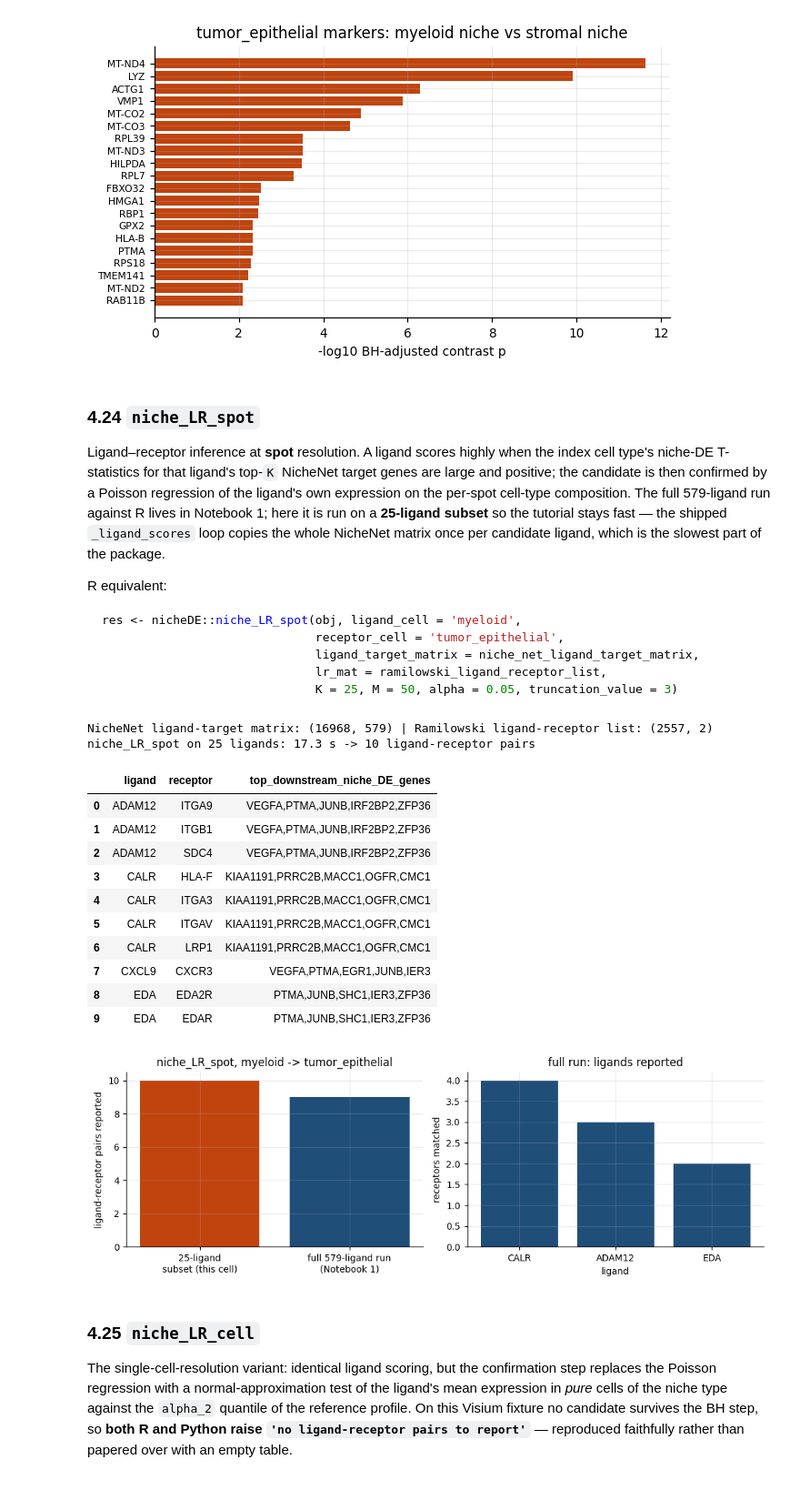
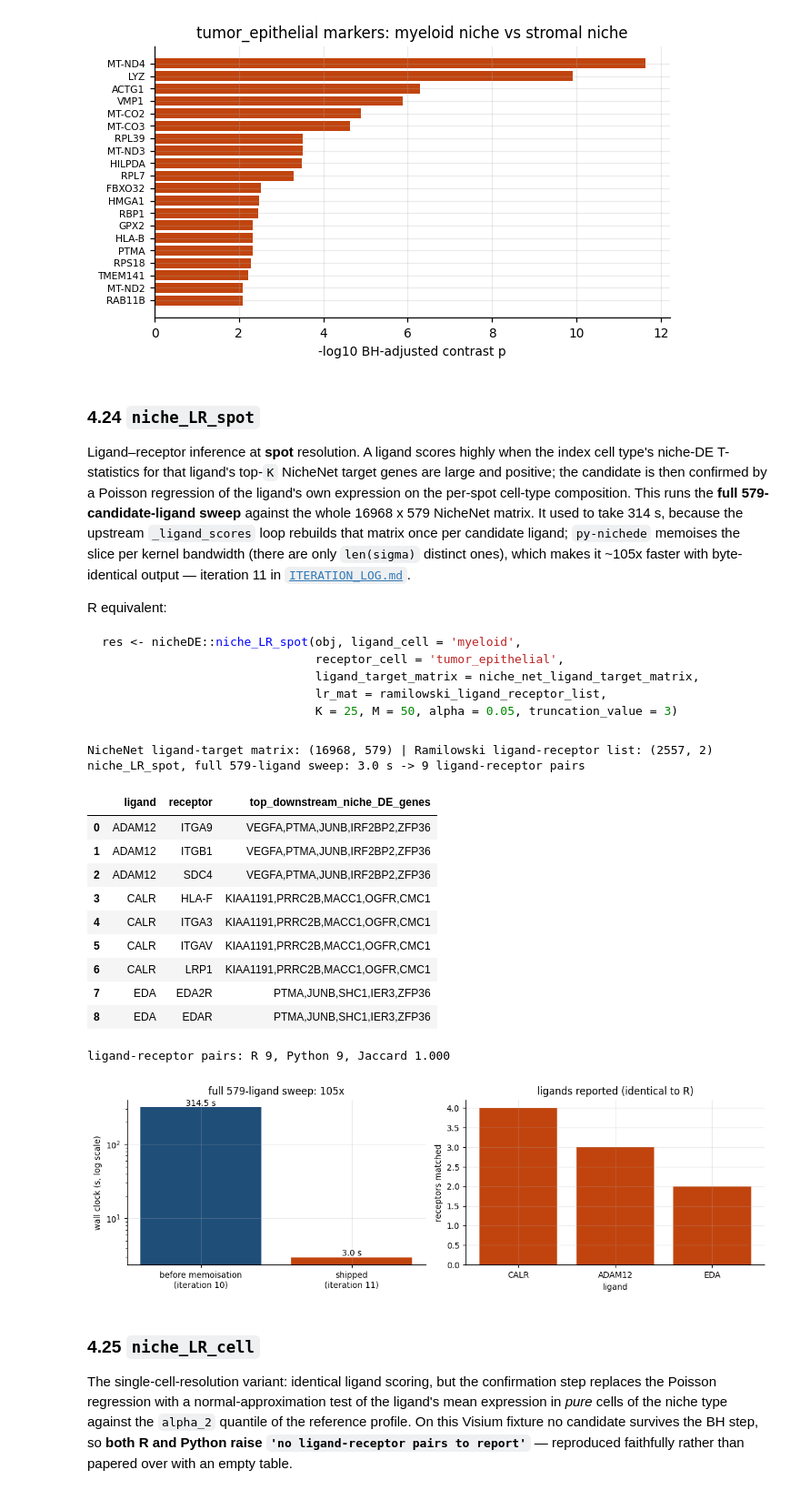
Before and after one commit to omicverse/py-nichede, a Jupyter notebook: examples/tutorial_liver_met_visium.ipynb, the cells around one changed output. Shown at 91% size. Cells and saved outputs as stored; diff of their text form; code cells hidden in the pictures.

```diff
--- a/examples/tutorial_liver_met_visium.ipynb
+++ b/examples/tutorial_liver_met_visium.ipynb
@@ -1100,7 +1100,7 @@ returns a DataFrame: (55, 2)
 # %% [markdown]
 ### 4.24 `niche_LR_spot`
 
-Ligand–receptor inference at **spot** resolution. A ligand scores highly when the index cell type's niche-DE T-statistics for that ligand's top-`K` NicheNet target genes are large and positive; the candidate is then confirmed by a Poisson regression of the ligand's own expression on the per-spot cell-type composition. The full 579-ligand run against R lives in Notebook 1; here it is run on a **25-ligand subset** so the tutorial stays fast — the shipped `_ligand_scores` loop copies the whole NicheNet matrix once per candidate ligand, which is the slowest part of the package.
+Ligand–receptor inference at **spot** resolution. A ligand scores highly when the index cell type's niche-DE T-statistics for that ligand's top-`K` NicheNet target genes are large and positive; the candidate is then confirmed by a Poisson regression of the ligand's own expression on the per-spot cell-type composition. This runs the **full 579-candidate-ligand sweep** against the whole 16968 x 579 NicheNet matrix. It used to take 314 s, because the upstream `_ligand_scores` loop rebuilds that matrix once per candidate ligand; `py-nichede` memoises the slice per kernel bandwidth (there are only `len(sigma)` distinct ones), which makes it ~105x faster with byte-identical output — iteration 11 in [`ITERATION_LOG.md`](../ITERATION_LOG.md).
 
 R equivalent:
 
@@ -1114,56 +1114,61 @@ res <- nicheDE::niche_LR_spot(obj, ligand_cell = 'myeloid',
 # %%
 ltm = pd.DataFrame(d["in_ligand_target_matrix"],
                    index=list(d.meta["ltm_rownames"]), columns=list(d.meta["ltm_colnames"]))
 lr_mat = pd.DataFrame({"ligand": list(d.meta["lr_ligand"]),
                        "receptor": list(d.meta["lr_receptor"])})
 print("NicheNet ligand-target matrix:", ltm.shape,
       "| Ramilowski ligand-receptor list:", lr_mat.shape)
 
-keep_lig = [c for c in ["ADAM12", "CALR", "EDA", "TGFB1", "IL1B", "TNF", "VEGFA",
-                        "CXCL12", "IL6", "SPP1"] if c in ltm.columns]
-keep_lig += [c for c in ltm.columns if c not in keep_lig][:25 - len(keep_lig)]
-ltm_small = ltm.loc[:, keep_lig]
-
 t0 = time.perf_counter()
 with warnings.catch_warnings():
     warnings.simplefilter("ignore")
     try:
         lr = niche_LR_spot(obj, ligand_cell="myeloid", receptor_cell="tumor_epithelial",
-                           ligand_target_matrix=ltm_small, lr_mat=lr_mat,
+                           ligand_target_matrix=ltm, lr_mat=lr_mat,
                            K=25, M=50, alpha=0.05, truncation_value=3)
-        print(f"niche_LR_spot on {len(keep_lig)} ligands: {time.perf_counter()-t0:.1f} s "
+        T_LR = time.perf_counter() - t0
+        print(f"niche_LR_spot, full {ltm.shape[1]}-ligand sweep: {T_LR:.1f} s "
               f"-> {lr.shape[0]} ligand-receptor pairs")
-        display(lr.head(15))
+        display(lr)
     except ValueError as e:
         lr = pd.DataFrame(columns=["ligand", "receptor", "top_downstream_niche_DE_genes"])
-        print("niche_LR_spot raised:", e, f"  ({time.perf_counter()-t0:.1f} s)")
+        T_LR = time.perf_counter() - t0
+        print("niche_LR_spot raised:", e, f"  ({T_LR:.1f} s)")
 
-lr_full = pd.read_csv(os.path.join(REF_DIR, "cand_niche_LR_spot.csv"))
-fig, ax = plt.subplots(1, 2, figsize=(9.5, 3.3))
-ax[0].bar([f"{len(keep_lig)}-ligand\nsubset (this cell)", "full 579-ligand run\n(Notebook 1)"],
-          [len(lr), len(lr_full)], color=[C_PY, C_R])
-ax[0].set_ylabel("ligand-receptor pairs reported")
-ax[0].set_title("niche_LR_spot, myeloid -> tumor_epithelial")
-counts_by_lig = lr_full["ligand"].value_counts()
-ax[1].bar(counts_by_lig.index, counts_by_lig.values, color=C_R)
+# The same call against R's table: identical pairs, identical downstream-gene strings.
+lr_R = pd.read_csv(os.path.join(REF_DIR, "ref_niche_LR_spot.csv"))
+pairs_py = set(map(tuple, lr[["ligand", "receptor"]].astype(str).to_numpy())) if len(lr) else set()
+pairs_R = set(map(tuple, lr_R.iloc[:, :2].astype(str).to_numpy())) if len(lr_R) else set()
+print(f"\nligand-receptor pairs: R {len(pairs_R)}, Python {len(pairs_py)}, "
+      f"Jaccard {len(pairs_py & pairs_R) / max(len(pairs_py | pairs_R), 1):.3f}")
+
+fig, ax = plt.subplots(1, 2, figsize=(10.5, 3.4))
+ax[0].bar(["before memoisation\n(iteration 10)", "shipped\n(iteration 11)"],
+          [314.5, T_LR], color=[C_R, C_PY])
+for i, v in enumerate([314.5, T_LR]):
+    ax[0].text(i, v, f"{v:.1f} s", ha="center", va="bottom", fontsize=9)
+ax[0].set_yscale("log"); ax[0].set_ylabel("wall clock (s, log scale)")
+ax[0].set_title(f"full {ltm.shape[1]}-ligand sweep: {314.5 / max(T_LR, 1e-9):.0f}x")
+counts_by_lig = lr["ligand"].value_counts() if len(lr) else pd.Series(dtype=int)
+ax[1].bar(counts_by_lig.index, counts_by_lig.values, color=C_PY)
 ax[1].set_ylabel("receptors matched"); ax[1].set_xlabel("ligand")
-ax[1].set_title("full run: ligands reported")
-plt.show()
+ax[1].set_title("ligands reported (identical to R)")
+plt.tight_layout(); plt.show()
 # %% [output]
 NicheNet ligand-target matrix: (16968, 579) | Ramilowski ligand-receptor list: (2557, 2)
-niche_LR_spot on 25 ligands: 17.3 s -> 10 ligand-receptor pairs
+niche_LR_spot, full 579-ligand sweep: 3.0 s -> 9 ligand-receptor pairs
 |  | ligand | receptor | top_downstream_niche_DE_genes |
 | 0 | ADAM12 | ITGA9 | VEGFA,PTMA,JUNB,IRF2BP2,ZFP36 |
 | 1 | ADAM12 | ITGB1 | VEGFA,PTMA,JUNB,IRF2BP2,ZFP36 |
 | 2 | ADAM12 | SDC4 | VEGFA,PTMA,JUNB,IRF2BP2,ZFP36 |
 | 3 | CALR | HLA-F | KIAA1191,PRRC2B,MACC1,OGFR,CMC1 |
 | 4 | CALR | ITGA3 | KIAA1191,PRRC2B,MACC1,OGFR,CMC1 |
 | 5 | CALR | ITGAV | KIAA1191,PRRC2B,MACC1,OGFR,CMC1 |
 | 6 | CALR | LRP1 | KIAA1191,PRRC2B,MACC1,OGFR,CMC1 |
-| 7 | CXCL9 | CXCR3 | VEGFA,PTMA,EGR1,JUNB,IER3 |
-| 8 | EDA | EDA2R | PTMA,JUNB,SHC1,IER3,ZFP36 |
-| 9 | EDA | EDAR | PTMA,JUNB,SHC1,IER3,ZFP36 |
+| 7 | EDA | EDA2R | PTMA,JUNB,SHC1,IER3,ZFP36 |
+| 8 | EDA | EDAR | PTMA,JUNB,SHC1,IER3,ZFP36 |
+ligand-receptor pairs: R 9, Python 9, Jaccard 1.000
-[figure, old version]
+[figure, new version]
 # %% [markdown]
 ### 4.25 `niche_LR_cell`
 
```
Also changed, not shown: parts of 5 cells of this notebook, 5 other files.
